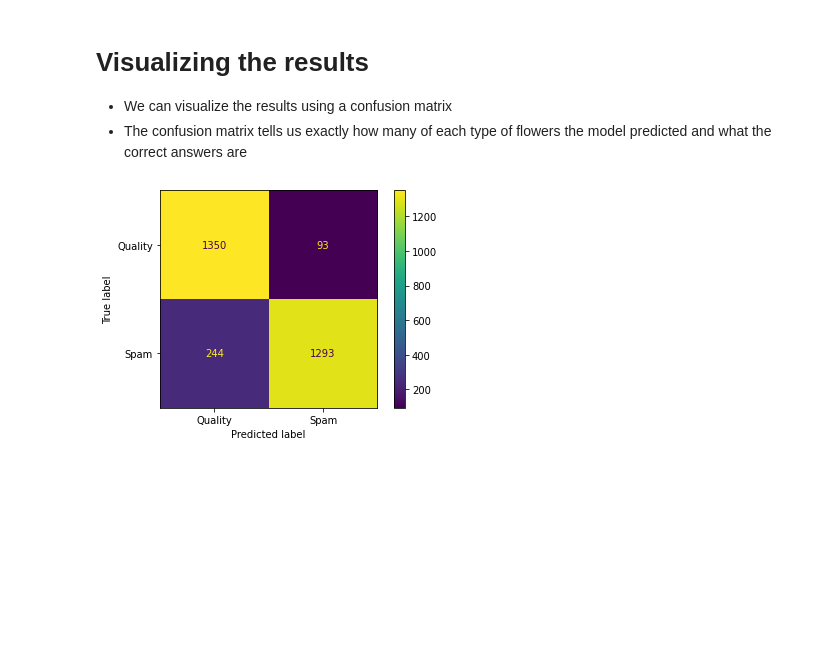
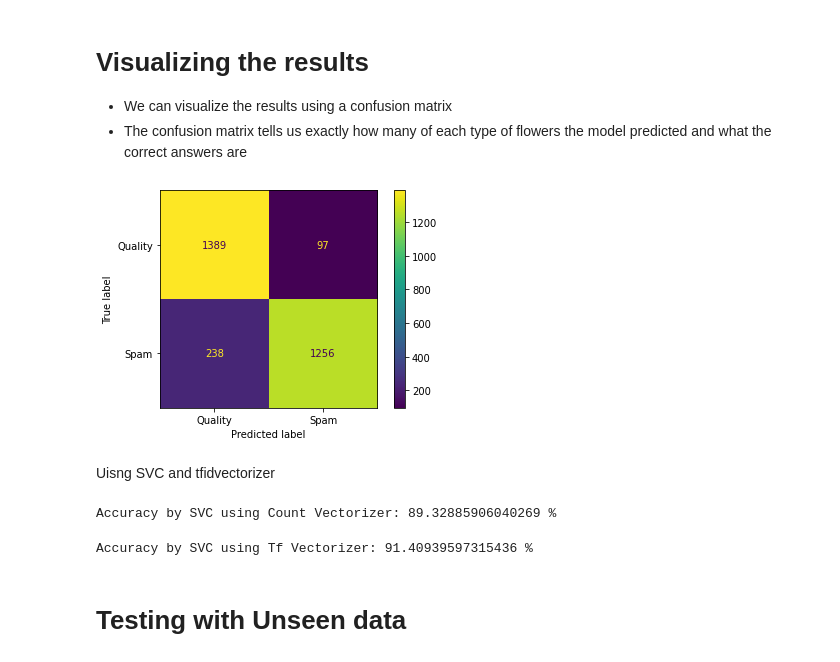
Before and after one commit to faiiliaqat/Detect_CyberSecurityAcc_twitter, a Jupyter notebook: Supervised Learning example2.ipynb, the cells around one changed output. Drawn from its saved outputs; the diff is of its cells as text; code cells hidden in the pictures; blank space fills up the shorter version.

```diff
--- a/Supervised Learning example2.ipynb
+++ b/Supervised Learning example2.ipynb
@@ -168,8 +200,15 @@ X_train, X_test, y_train, y_test = train_test_split(p_data['preprocessed_text'],
 # %%
 # Initialize the vectorizer with desired parameters
-vectorizer = CountVectorizer(max_features=1000)
+c_vec = CountVectorizer(max_features=1000)
 
 
 # Fit and transform the preprocessed text
-vectorized_tweet_train = vectorizer.fit_transform(X_train)
-vectorized_tweet_test = vectorizer.transform(X_test)
+c_vec_train = c_vec.fit_transform(X_train)
+c_vect_test = c_vec.transform(X_test)
+# %%
+# Vectorize tweets using TfidfVectorizer
+
+tfid_vectorizer = TfidfVectorizer()
+
+tf_vec_train = tfid_vectorizer.fit_transform(X_train)
+tf_vec_test = tfid_vectorizer.transform(X_test)
@@ -176,9 +218,11 @@ vectorized_tweet_test = vectorizer.transform(X_test)
 # %%
-# Train a Naive Bayes classifier on the vectorized text
-nb = MultinomialNB()
-nb.fit(vectorized_tweet_train, y_train)
+# Train a Naive Bayes classifier on the count vectorized text
+nb.fit(c_vec_train, y_train)
 
+# Use the trained classifier to make predictions on the vectorized new text data
+pred_y_NB_cv = nb.predict(c_vect_test)
 
-# score = nb.score(vectorized_tweet_test, y_test)
-# print("Accuracy: {:.2f}%".format(score * 100))
+# Compute the accuracy score of the predicted labels
+accuracy = accuracy_score(y_test, pred_y_NB_cv)
+print("Accuracy by NB using Count Vectorizer: ", accuracy * 100 , "%")
 # %% [output]
@@ -203,0 +230,11 @@ Accuracy: 88.69%
+# %%
+# Train a Naive Bayes classifier on the tf vectorized text
+
+nb.fit(tf_vec_train, y_train)
+
+# Use the trained classifier to make predictions on the vectorized new text data
+pred_y_NB_tf = nb.predict(tf_vec_test)
+
+# Compute the accuracy score of the predicted labels
+accuracy = accuracy_score(y_test, pred_y_NB_tf)
+print("Accuracy by NB using tf Vectorizer: ", accuracy * 100 , "%")
@@ -207,11 +246,13 @@ Accuracy: 88.69%
 - We can visualize the results using a confusion matrix
 - The confusion matrix tells us exactly how many of each type of flowers the model predicted and what the correct answers are
 # %%
-cm = confusion_matrix(y_test, pred_labels)
+cm = confusion_matrix(y_test, pred_y_NB_tf)
 
 disp = ConfusionMatrixDisplay(confusion_matrix=cm, display_labels=nb.classes_)
 disp.plot()
 
 plt.show()
 # %% [output]
-[figure, old version]
+[figure, new version]
+# %% [markdown]
+Uisng SVC and tfidvectorizer
@@ -218,3 +261,28 @@ plt.show()
+# %%
+# Train SVM model using count vector
+clf.fit(c_vec_train, y_train)
+
+pred_Y_SVC_cv = clf.predict(c_vect_test)
+
+# Evaluate model
+accuracy = accuracy_score(y_test, pred_Y_SVC)
+print("Accuracy by SVC using Count Vectorizer:", accuracy * 100, "%")
+# %% [output]
+Accuracy by SVC using Count Vectorizer: 89.32885906040269 %
+# %%
+# Train SVM model using Tf vector
+
+clf.fit(tf_vec_train, y_train)
+
+pred_Y_SVC_tf = clf.predict(tf_vec_test)
+
+# Evaluate model
+accuracy = accuracy_score(y_test, pred_Y_SVC_tf)
+print("Accuracy by SVC using Tf Vectorizer:", accuracy * 100, "%")
+# %% [output]
+Accuracy by SVC using Tf Vectorizer: 91.40939597315436 %
+# %% [markdown]
+# Testing with Unseen data
 # %%
 # read the Test data
 
```
Also changed, not shown: parts of 34 cells of this notebook, 2 other files.
